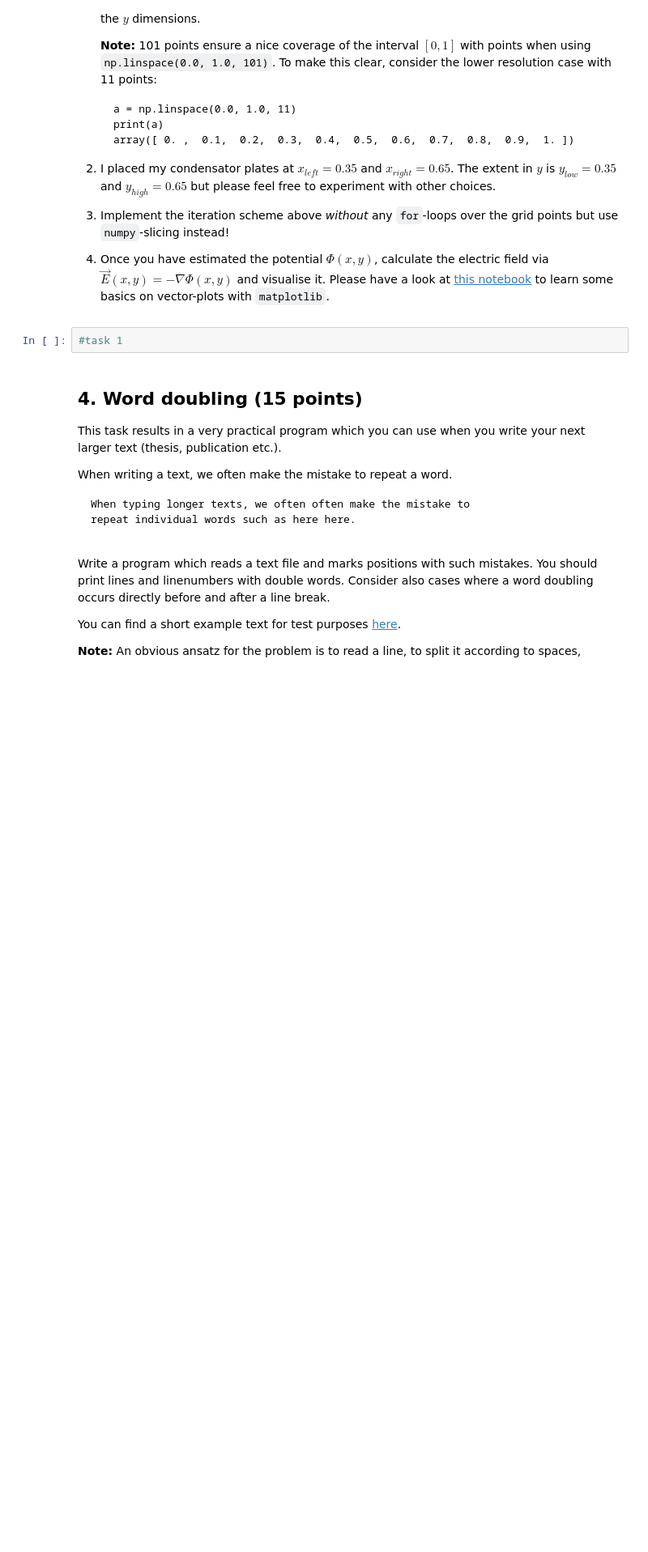
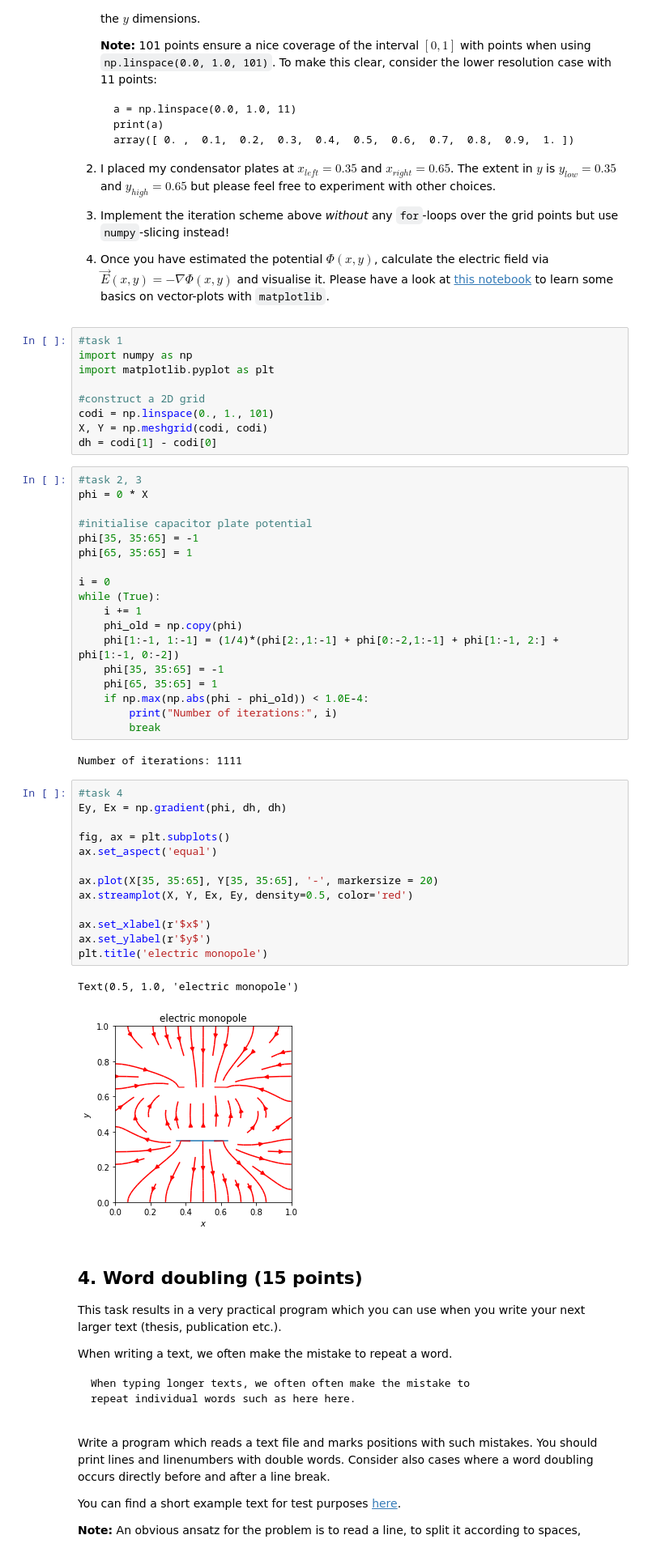
Before and after one commit to smilex555/phys718-hwp, a Jupyter notebook: hw4/hw4.ipynb, the cells around one changed output. Shown at 81% size. Cells and saved outputs as stored; diff of their text form; blank space fills up the shorter version.

```diff
--- a/hw4/hw4.ipynb
+++ b/hw4/hw4.ipynb
@@ -67,8 +67,51 @@ Please write a program to implement the scheme above and to visualise the electr
 2. I placed my condensator plates at $x_{left}=0.35$ and $x_{right}=0.65$. The extent in $y$ is $y_{low} = 0.35$ and $y_{high}=0.65$ but please feel free to experiment with other choices.
 3. Implement the iteration scheme above *without* any `for`-loops over the grid points but use `numpy`-slicing instead!
 4. Once you have estimated the potential $\Phi(x,y)$, calculate the electric field via $\vec{E}(x, y)=-\nabla\Phi(x, y)$ and visualise it. Please have a look at [this notebook](04_vector_fields_matplotlib.ipynb) to learn some basics on vector-plots with `matplotlib`.
-# %%
-#task 1
+# %%
+#task 1
+import numpy as np
+import matplotlib.pyplot as plt
+
+#construct a 2D grid
+codi = np.linspace(0., 1., 101)
+X, Y = np.meshgrid(codi, codi)
+dh = codi[1] - codi[0]
+# %%
+#task 2, 3
+phi = 0 * X
+
+#initialise capacitor plate potential
+phi[35, 35:65] = -1
+phi[65, 35:65] = 1
+
+i = 0
+while (True):
+    i += 1
+    phi_old = np.copy(phi)
+    phi[1:-1, 1:-1] = (1/4)*(phi[2:,1:-1] + phi[0:-2,1:-1] + phi[1:-1, 2:] + phi[1:-1, 0:-2])
+    phi[35, 35:65] = -1
+    phi[65, 35:65] = 1
+    if np.max(np.abs(phi - phi_old)) < 1.0E-4:
+        print("Number of iterations:", i)
+        break
+# %% [output]
+Number of iterations: 1111
+# %%
+#task 4
+Ey, Ex = np.gradient(phi, dh, dh)
+
+fig, ax = plt.subplots()
+ax.set_aspect('equal')
+
+ax.plot(X[35, 35:65], Y[35, 35:65], '-', markersize = 20)
+ax.streamplot(X, Y, Ex, Ey, density=0.5, color='red')
+
+ax.set_xlabel(r'$x$')
+ax.set_ylabel(r'$y$')
+plt.title('electric monopole')
+# %% [output]
+Text(0.5, 1.0, 'electric monopole')
+[figure, added]
 # %% [markdown]
 ## 4. Word doubling (15 points)
 
```
Also changed, not shown: parts of 1 cell of this notebook.
